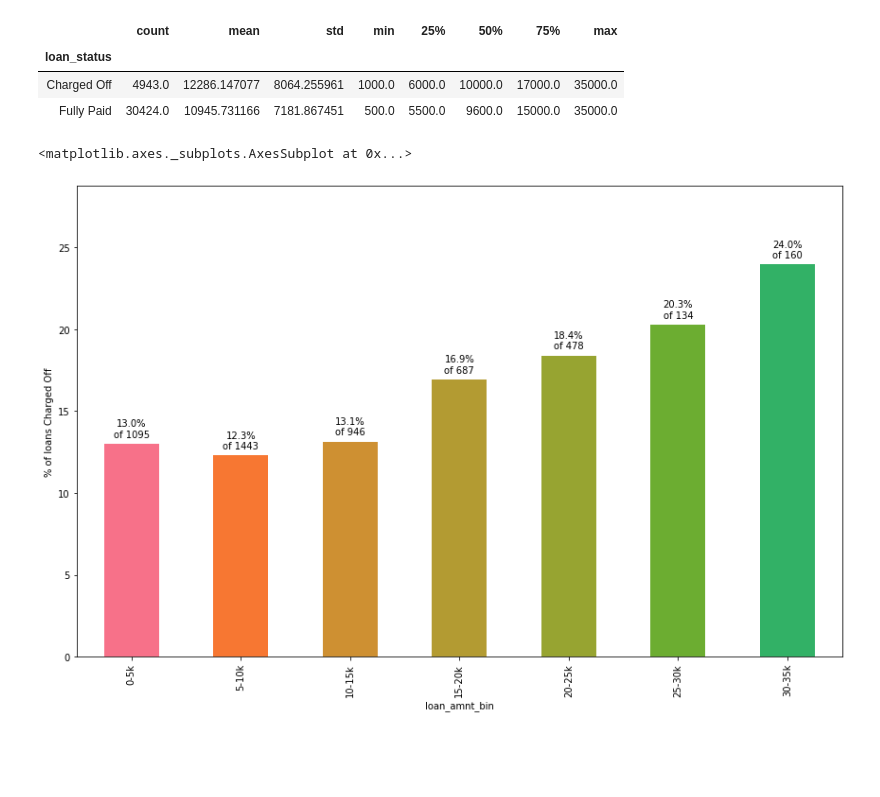
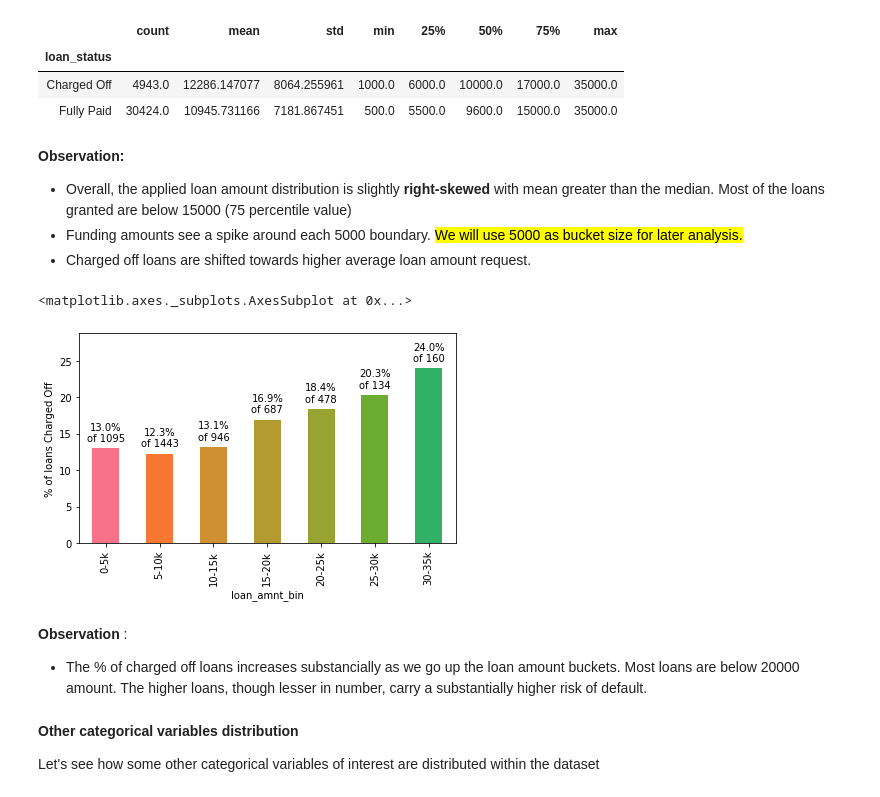
Before and after one commit to sinhaDroid/LendingClubData, a Jupyter notebook: Lending Club Case.ipynb, the cells around one changed output. Saved outputs shown, nothing was run; the diff lists cells and outputs as text; code cells hidden in the pictures; blank space fills up the shorter version.

Commit message:
added more graph to analyse the data

```diff
--- a/Lending Club Case.ipynb
+++ b/Lending Club Case.ipynb
@@ -466,3 +452,17 @@ emp_length_dict = {
+# %%
+emp_length_dict = {
+    '< 1 year' : 0,
+    '1 year' : 1,
+    '2 years' : 2,
+    '3 years' : 3,
+    '4 years' : 4,
+    '5 years' : 5,
+    '6 years' : 6,
+    '7 years' : 7,
+    '8 years' : 8,
+    '9 years' : 9,
+    '10+ years' : 10
+}
 # %%
 clean_loan = clean_loan.replace({"emp_length": emp_length_dict })
 # %%
@@ -552,6 +552,6 @@ Loading the created master data for further anaysis.
 # %%
-master_loan = clean_loan[:]
-master_loan.shape
+final_loan = clean_loan[:]
+final_loan.shape
 # %% [output]
 (36433, 42)
 # %%
@@ -564,8 +564,8 @@ Name: loan_status, dtype: int64
 # %% [markdown]
 Since we need to understand differences in the features between loans that have been fully paid or charged off. Let's not consider loans that are current. So we only keep the loans with status "Fully Paid" or "Charged Off."
 # %%
-master_loan = master_loan[master_loan['loan_status'].isin(['Fully Paid','Charged Off'])]
-master_loan.shape
+final_loan = final_loan[final_loan['loan_status'].isin(['Fully Paid','Charged Off'])]
+final_loan.shape
 # %% [output]
 (35367, 42)
 # %% [markdown]
@@ -714,12 +726,26 @@ master_loan.groupby('loan_status')['loan_amnt'].describe()
 | loan_status |  |  |  |  |  |  |  |  |
 | Charged Off | 4943.0 | 12286.147077 | 8064.255961 | 1000.0 | 6000.0 | 10000.0 | 17000.0 | 35000.0 |
 | Fully Paid | 30424.0 | 10945.731166 | 7181.867451 | 500.0 | 5500.0 | 9600.0 | 15000.0 | 35000.0 |
+# %% [markdown]
+**Observation:**
+
+- Overall, the applied loan amount distribution is slightly __right-skewed__ with mean greater than the median. Most of the loans granted are below 15000 (75 percentile value)
+- Funding amounts see a spike around each 5000 boundary. <mark>We will use 5000 as bucket size for later analysis.</mark>
+- Charged off loans are shifted towards higher average loan amount request.
 # %%
 #Create Derived categorical variable
-master_loan['loan_amnt_bin'] = pd.cut(master_loan['loan_amnt'],
+final_loan['loan_amnt_bin'] = pd.cut(final_loan['loan_amnt'],
                                       [x for x in range(0, 36000, 5000)], labels=[str(x)+'-'+str(x+5)+'k' for x in range (0, 35, 5)])
 # %%
-plotLoanStatus(master_loan, 'loan_amnt_bin')
+plotLoanStatus(final_loan, 'loan_amnt_bin')
 # %% [output]
 <matplotlib.axes._subplots.AxesSubplot at 0x...>
-[figure, old version]
+[figure, new version]
+# %% [markdown]
+**Observation** :
+
+- The % of charged off loans increases substancially as we go up the loan amount buckets. Most loans are below 20000 amount. The higher loans, though lesser in number, carry a substantially higher risk of default.
+# %% [markdown]
+**Other categorical variables distribution**
+
+Let's see how some other categorical variables of interest are distributed within the dataset
```
Also changed, not shown: parts of 56 cells of this notebook, 1 other file.
